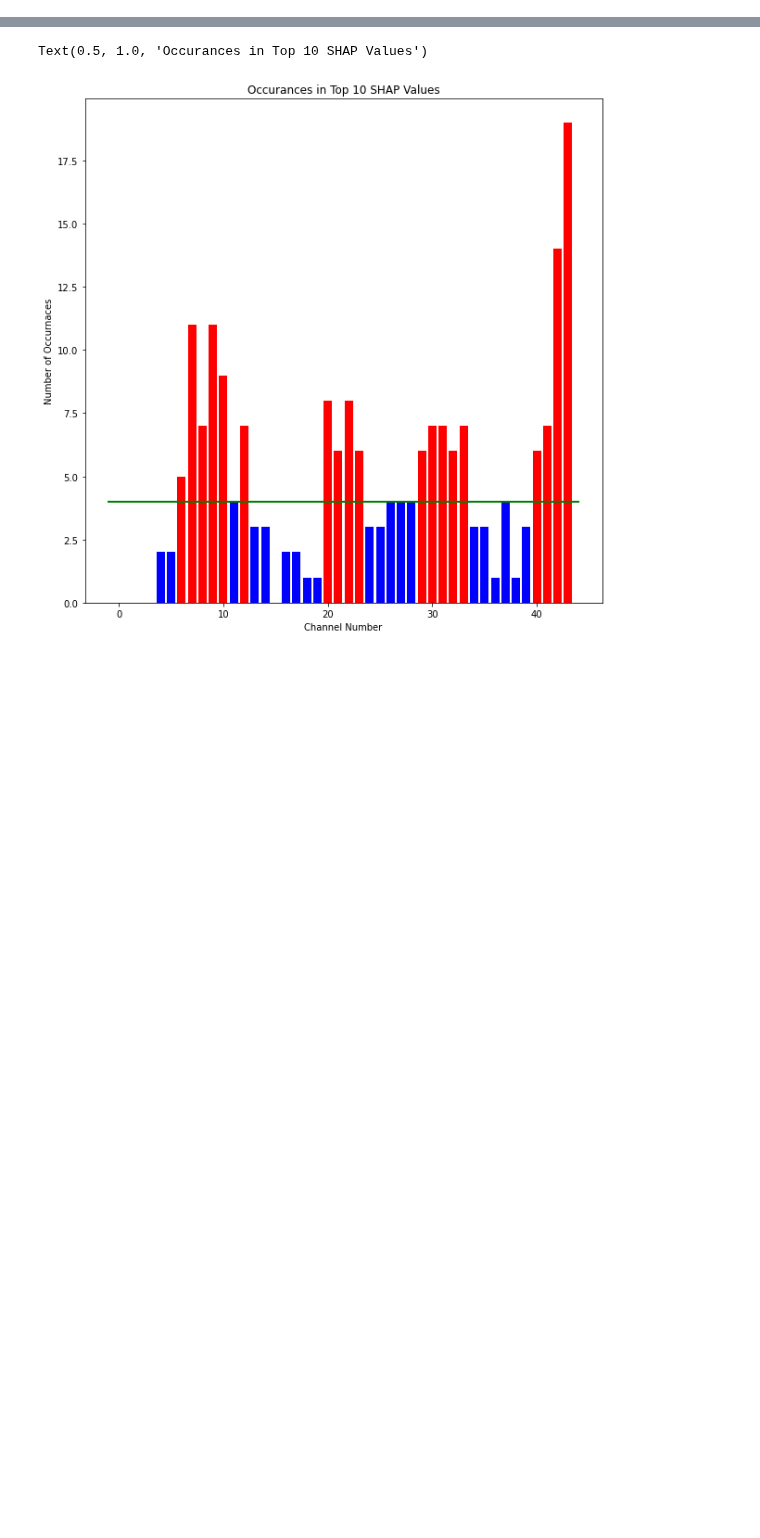
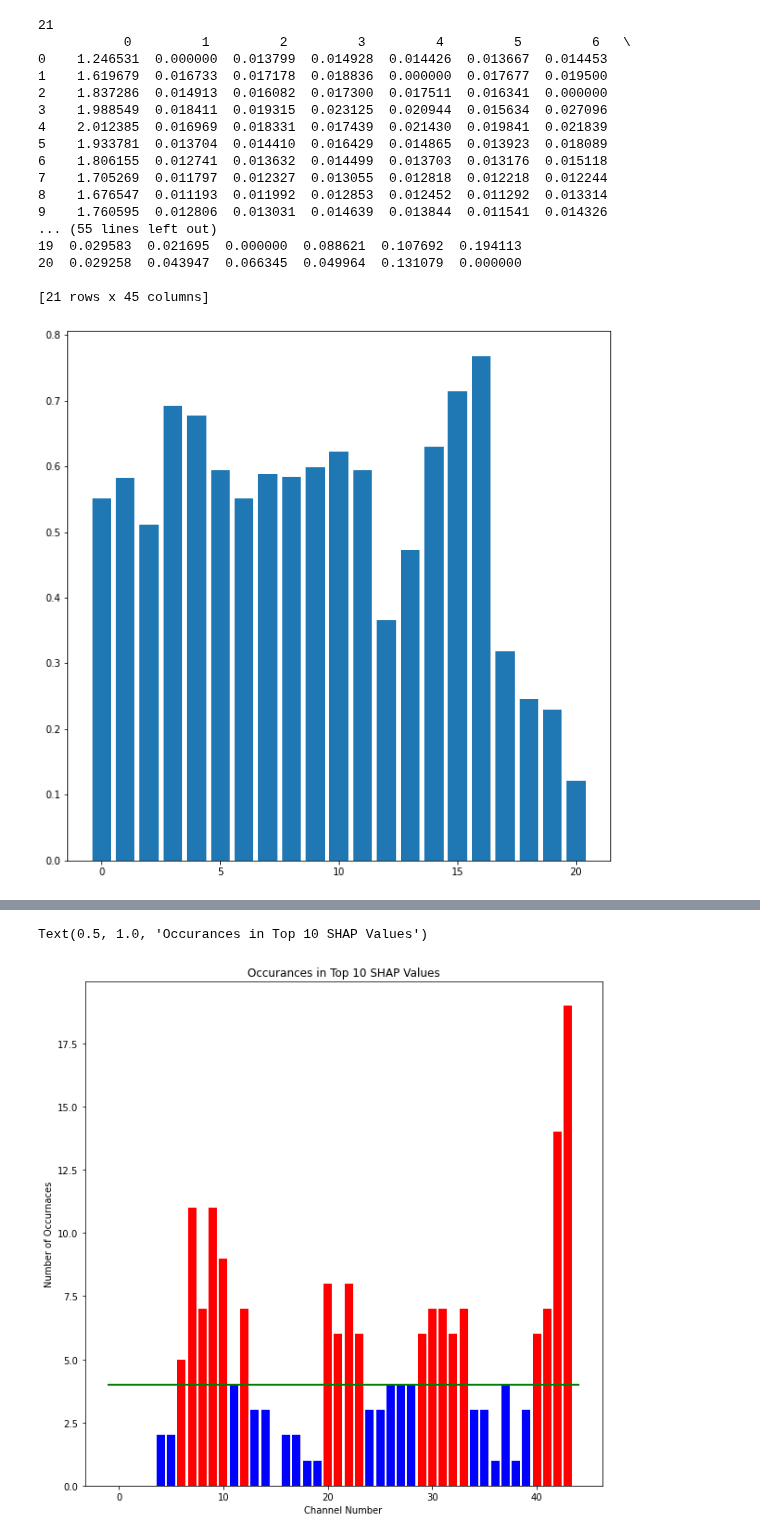
Before and after one commit to p-owens/MAI, a Jupyter notebook: local_processing.ipynb, the cells around one changed output, grey strips where cells are left out. Saved outputs shown, nothing was run; the diff lists cells and outputs as text; code cells hidden in the pictures; blank space fills up the shorter version.

```diff
--- a/local_processing.ipynb
+++ b/local_processing.ipynb
@@ -35,3 +53,36 @@ plt.rcParams["figure.figsize"]=[10,10]
+# %%
+s_cpy = np.copy(all_shap)
+s_cpy[:,0] = avg_coly[used_cols]
+
+for row in range(s_cpy.shape[0]):
+    s_cpy[row,1:] = s_cpy[row,1:]/avg_coly[row]
+
+sum_cls = np.sum(s_cpy[:,1:], axis=1)
+
+
+print(s_cpy.shape[0])
+
+plt.bar(np.arange(0,sum_cls.shape[0]), avg_cols)
+print(pd.DataFrame(s_cpy))
+# %% [output]
+21
+           0         1         2         3         4         5         6   \
+0    1.246531  0.000000  0.013799  0.014928  0.014426  0.013667  0.014453
+1    1.619679  0.016733  0.017178  0.018836  0.000000  0.017677  0.019500
+2    1.837286  0.014913  0.016082  0.017300  0.017511  0.016341  0.000000
+3    1.988549  0.018411  0.019315  0.023125  0.020944  0.015634  0.027096
+4    2.012385  0.016969  0.018331  0.017439  0.021430  0.019841  0.021839
+5    1.933781  0.013704  0.014410  0.016429  0.014865  0.013923  0.018089
+6    1.806155  0.012741  0.013632  0.014499  0.013703  0.013176  0.015118
+7    1.705269  0.011797  0.012327  0.013055  0.012818  0.012218  0.012244
+8    1.676547  0.011193  0.011992  0.012853  0.012452  0.011292  0.013314
+9    1.760595  0.012806  0.013031  0.014639  0.013844  0.011541  0.014326
+... (55 lines left out)
+19  0.029583  0.021695  0.000000  0.088621  0.107692  0.194113
+20  0.029258  0.043947  0.066345  0.049964  0.131079  0.000000
+
+[21 rows x 45 columns]
+[figure, added]
 # %%
 #this is the sum of the shap values for all channels
 per_ch_impact = np.sum(all_shap[:,1:], axis=0)
```
Also changed, not shown: parts of 3 cells of this notebook, 4 other files.
